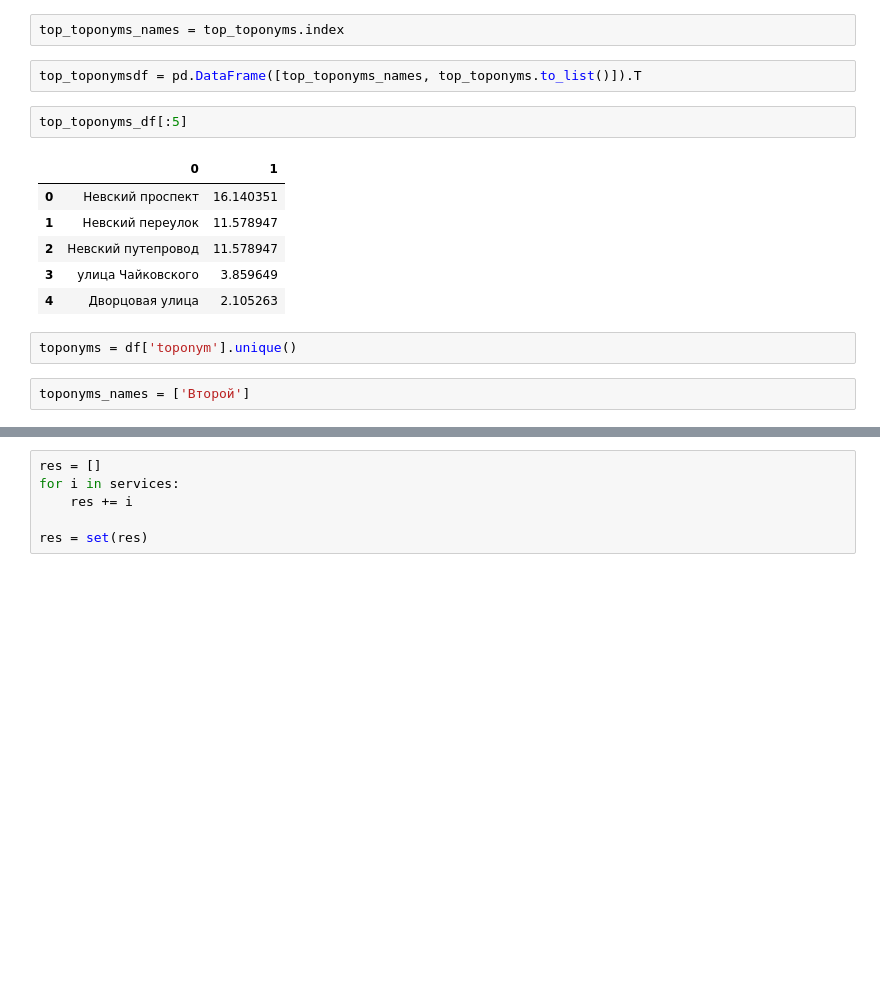
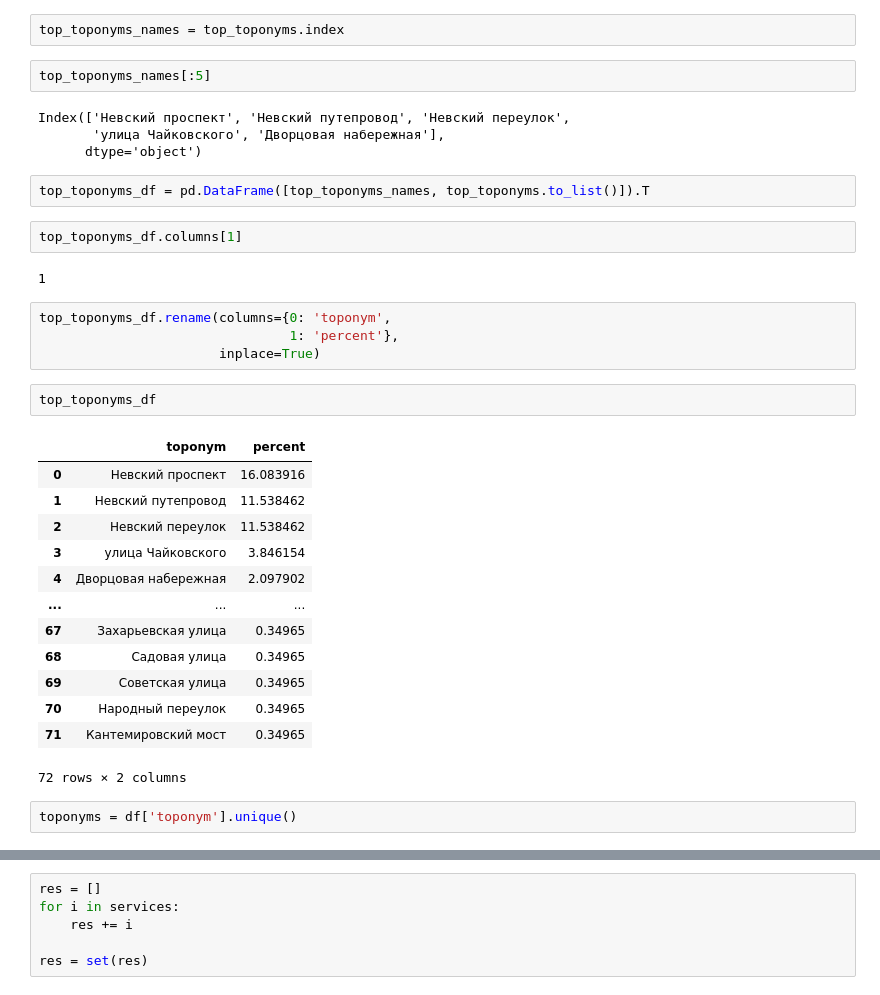
Before and after one commit to Sandrro/sloyka, a Jupyter notebook: examples/leons_work.ipynb, the cells around one changed output, grey strips where cells are left out. Cells and saved outputs as stored; diff of their text form; blank space fills up the shorter version.

```diff
--- a/examples/leons_work.ipynb
+++ b/examples/leons_work.ipynb
@@ -239,18 +326,37 @@ top_toponyms = gdf['only_full_street_name'].value_counts(normalize=True) * 100
 # %%
 top_toponyms_names = top_toponyms.index
+# %%
+top_toponyms_names[:5]
+# %% [output]
+Index(['Невский проспект', 'Невский путепровод', 'Невский переулок',
+       'улица Чайковского', 'Дворцовая набережная'],
+      dtype='object')
 # %%
-top_toponymsdf = pd.DataFrame([top_toponyms_names, top_toponyms.to_list()]).T
+top_toponyms_df = pd.DataFrame([top_toponyms_names, top_toponyms.to_list()]).T
+# %%
+top_toponyms_df.columns[1]
+# %% [output]
+1
 # %%
-top_toponyms_df[:5]
+top_toponyms_df.rename(columns={0: 'toponym',
+                                1: 'percent'},
+                       inplace=True)
-# %% [output]
-|  | 0 | 1 |
-| 0 | Невский проспект | 16.140351 |
-| 1 | Невский переулок | 11.578947 |
-| 2 | Невский путепровод | 11.578947 |
-| 3 | улица Чайковского | 3.859649 |
-| 4 | Дворцовая улица | 2.105263 |
+# %%
+top_toponyms_df
+# %% [output]
+|  | toponym | percent |
+| 0 | Невский проспект | 16.083916 |
+| 1 | Невский путепровод | 11.538462 |
+| 2 | Невский переулок | 11.538462 |
+| 3 | улица Чайковского | 3.846154 |
+| 4 | Дворцовая набережная | 2.097902 |
+| ... | ... | ... |
+| 67 | Захарьевская улица | 0.34965 |
+| 68 | Садовая улица | 0.34965 |
+| 69 | Советская улица | 0.34965 |
+| 70 | Народный переулок | 0.34965 |
+| 71 | Кантемировский мост | 0.34965 |
+72 rows × 2 columns
 # %%
 toponyms = df['toponym'].unique()
-# %%
-toponyms_names = ['Второй']
 # %%
```
Also changed, not shown: parts of 38 cells of this notebook, 6 other files.
